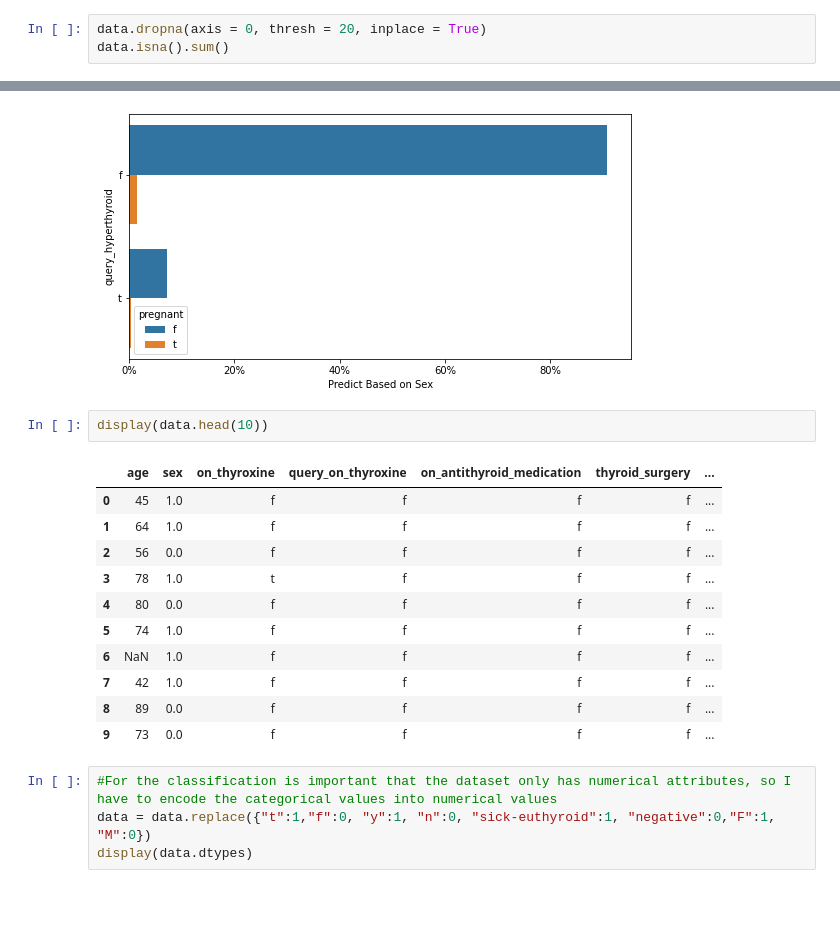
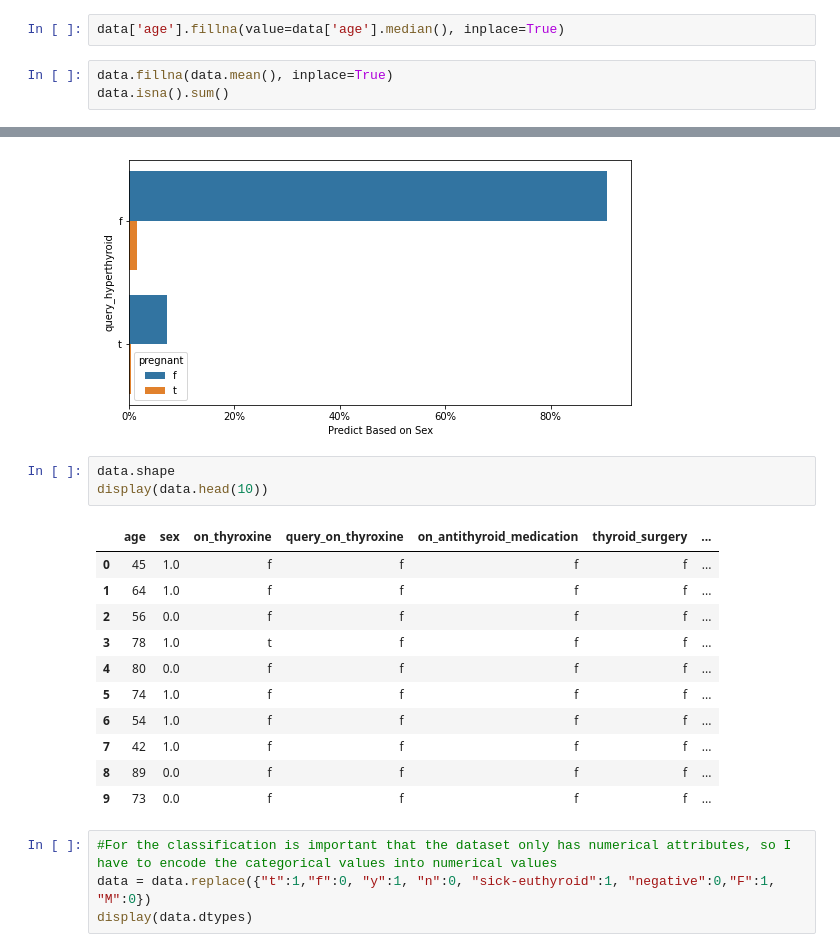
Before and after one commit to saimasharleen/thyroid-dataset, a Jupyter notebook: thyroid2.ipynb, the cells around one changed output, grey strips where cells are left out. Saved outputs shown, nothing was run; the diff lists cells and outputs as text; blank space fills up the shorter version.

```diff
--- a/thyroid2.ipynb
+++ b/thyroid2.ipynb
@@ -214,7 +215,9 @@ sclass                          0
 dtype: int64
 # %%
 del data['TBG']
+# %%
+data['age'].fillna(value=data['age'].median(), inplace=True)
 # %%
-data.dropna(axis = 0, thresh = 20, inplace = True)
+data.fillna(data.mean(), inplace=True)
 data.isna().sum()
 # %% [output]
@@ -268,16 +271,17 @@ barplot_percentages("query_hyperthyroid", orient='h')
 # %% [output]
 [figure]
 # %%
+data.shape
 display(data.head(10))
 # %% [output]
 |  | age | sex | on_thyroxine | query_on_thyroxine | on_antithyroid_medication | thyroid_surgery | ... |
 | 0 | 45 | 1.0 | f | f | f | f | ... |
 | 1 | 64 | 1.0 | f | f | f | f | ... |
 | 2 | 56 | 0.0 | f | f | f | f | ... |
 | 3 | 78 | 1.0 | t | f | f | f | ... |
 | 4 | 80 | 0.0 | f | f | f | f | ... |
 | 5 | 74 | 1.0 | f | f | f | f | ... |
-| 6 | NaN | 1.0 | f | f | f | f | ... |
+| 6 | 54 | 1.0 | f | f | f | f | ... |
 | 7 | 42 | 1.0 | f | f | f | f | ... |
 | 8 | 89 | 0.0 | f | f | f | f | ... |
 | 9 | 73 | 0.0 | f | f | f | f | ... |
```
Also changed, not shown: parts of 17 cells of this notebook.
